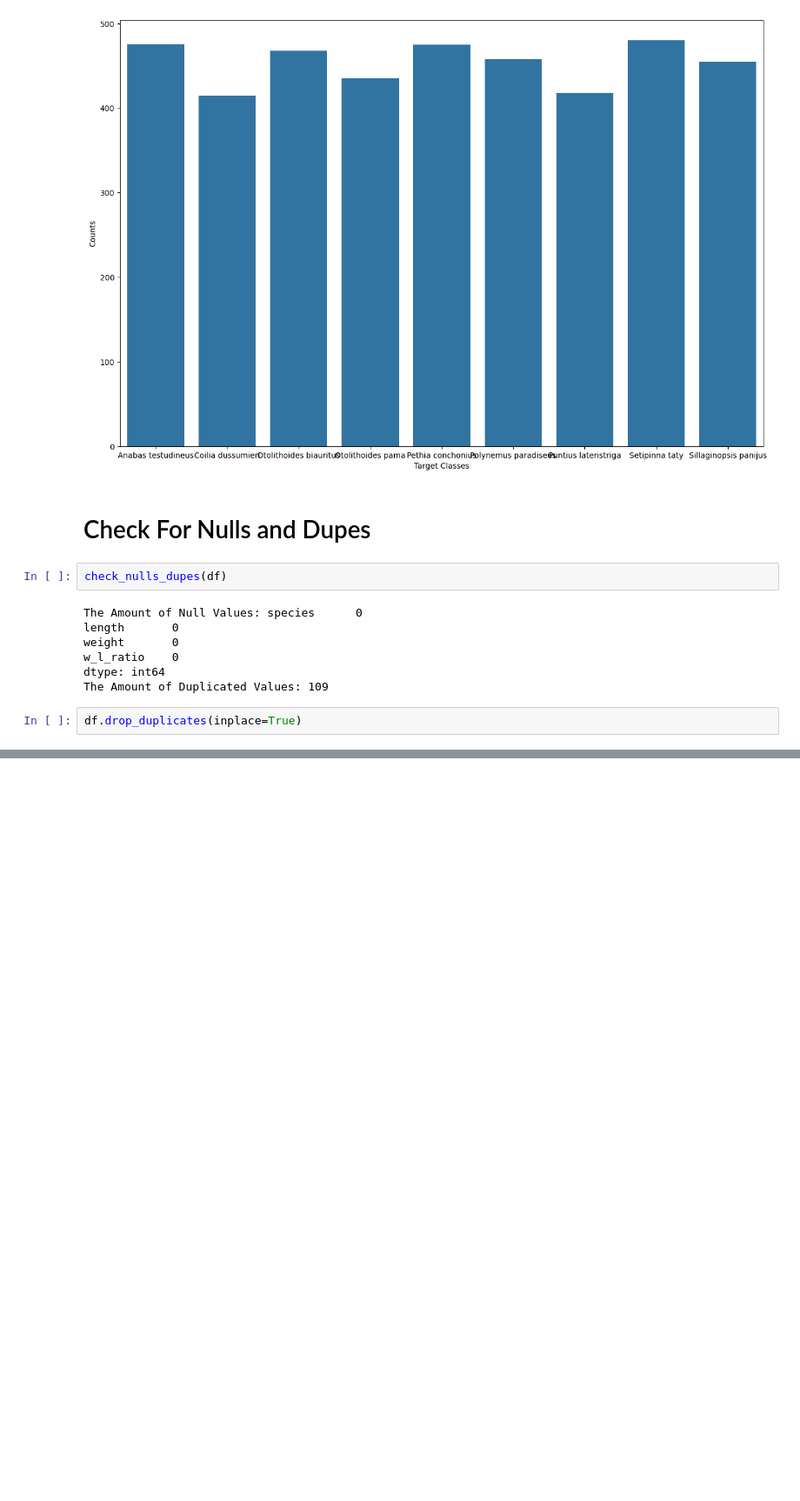
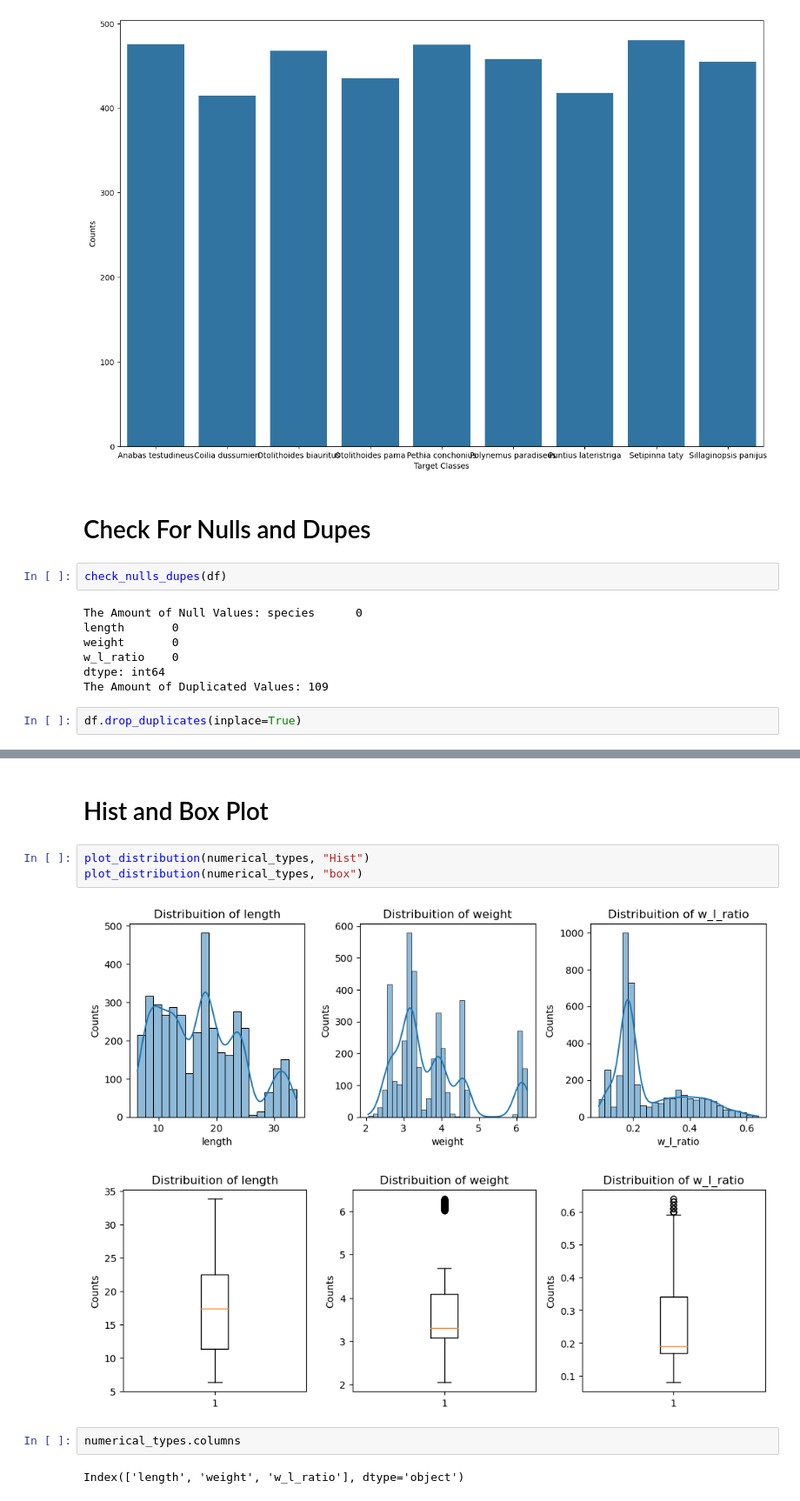
Before and after one commit to MaukanMir/Fish-Classification-Analysis, a Jupyter notebook: training.ipynb, the cells around one changed output, grey strips where cells are left out. Shown at 87% size. Cells and saved outputs as stored; diff of their text form; blank space fills up the shorter version.

```diff
--- a/training.ipynb
+++ b/training.ipynb
@@ -89,0 +169,12 @@ df.drop_duplicates(inplace=True)
+# %% [markdown]
+# Hist and Box Plot
+# %%
+plot_distribution(numerical_types, "Hist")
+plot_distribution(numerical_types, "box")
+# %% [output]
+[figure, added]
+[figure, added]
+# %%
+numerical_types.columns
+# %% [output]
+Index(['length', 'weight', 'w_l_ratio'], dtype='object')
```
Also changed, not shown: parts of 6 cells of this notebook.
